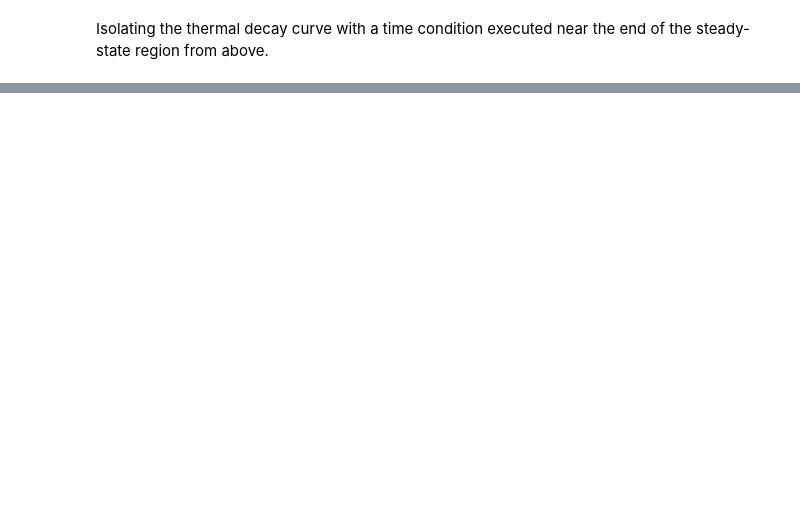
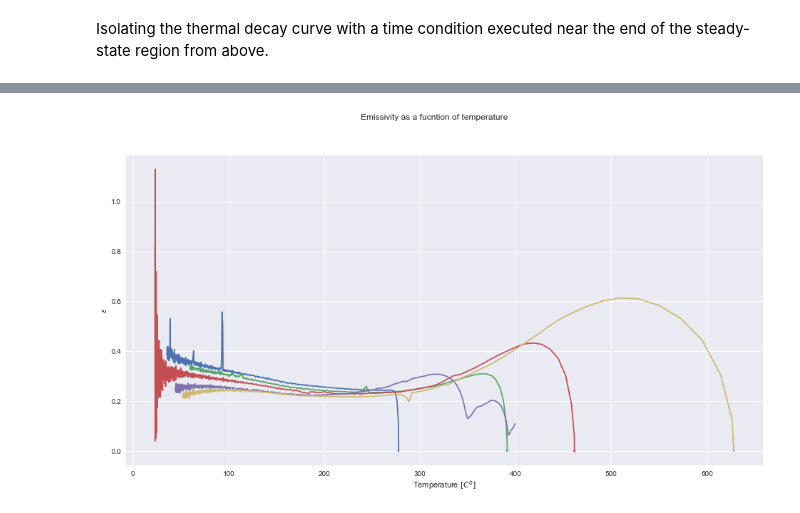
Before and after one commit to caheredia/Emissivity_Bayes, a Jupyter notebook: deliver/2017-10-28_ch_emissivity_bayes.ipynb, the cells around one changed output, grey strips where cells are left out. Saved outputs shown, nothing was run; the diff lists cells and outputs as text; code cells hidden in the pictures; blank space fills up the shorter version.

```diff
--- a/deliver/2017-10-28_ch_emissivity_bayes.ipynb
+++ b/deliver/2017-10-28_ch_emissivity_bayes.ipynb
@@ -109,6 +111,11 @@ em_column(df4)
 em_column(df5)
 # %%
 #Plot all emissivities
-plt.figure(figsize=(15,4))
+fig = plt.figure(figsize=(16, 8))
+plt.xlabel('Temperature $[C^o]$')
+plt.ylabel('$\epsilon$')
+fig.suptitle('Emissivity as a fucntion of temperature')
 plt.plot(df1.Temp, df1.em, df2.Temp, df2.em, df3.Temp, df3.em, df4.Temp, df4.em,df5.Temp,df5.em )
 plt.show()
+# %% [output]
+[figure, added]
```
Also changed, not shown: parts of 17 cells of this notebook.
